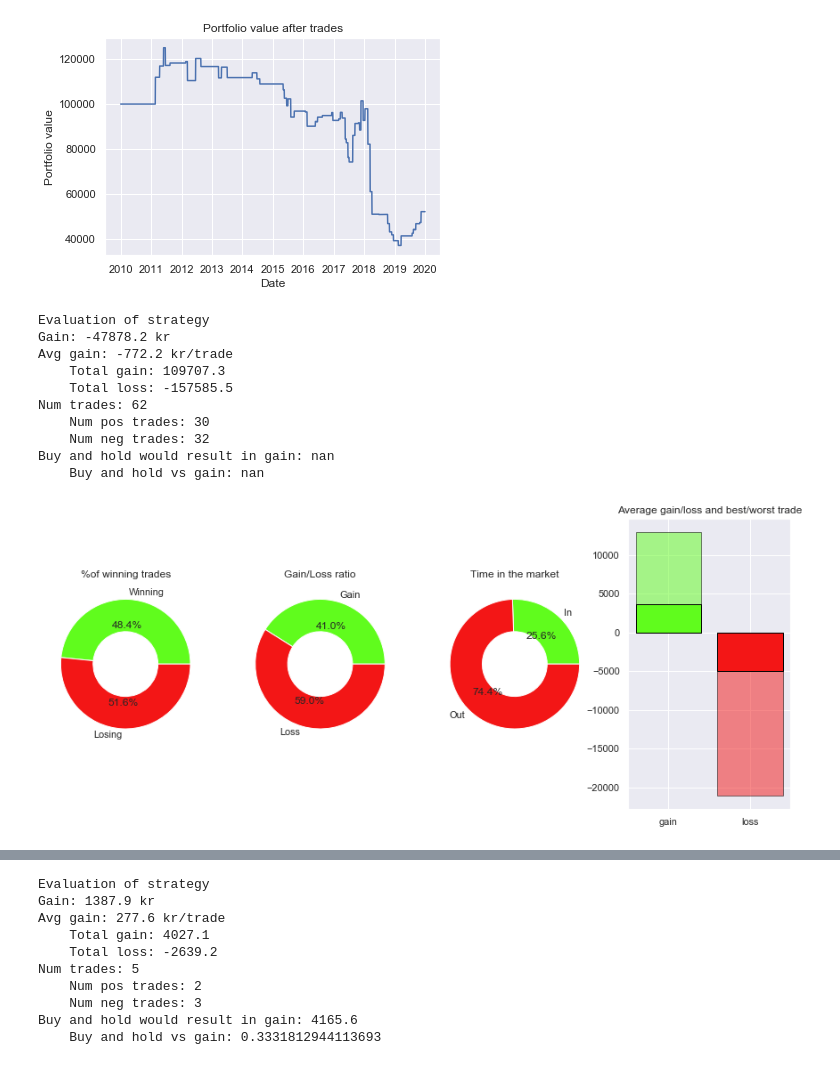
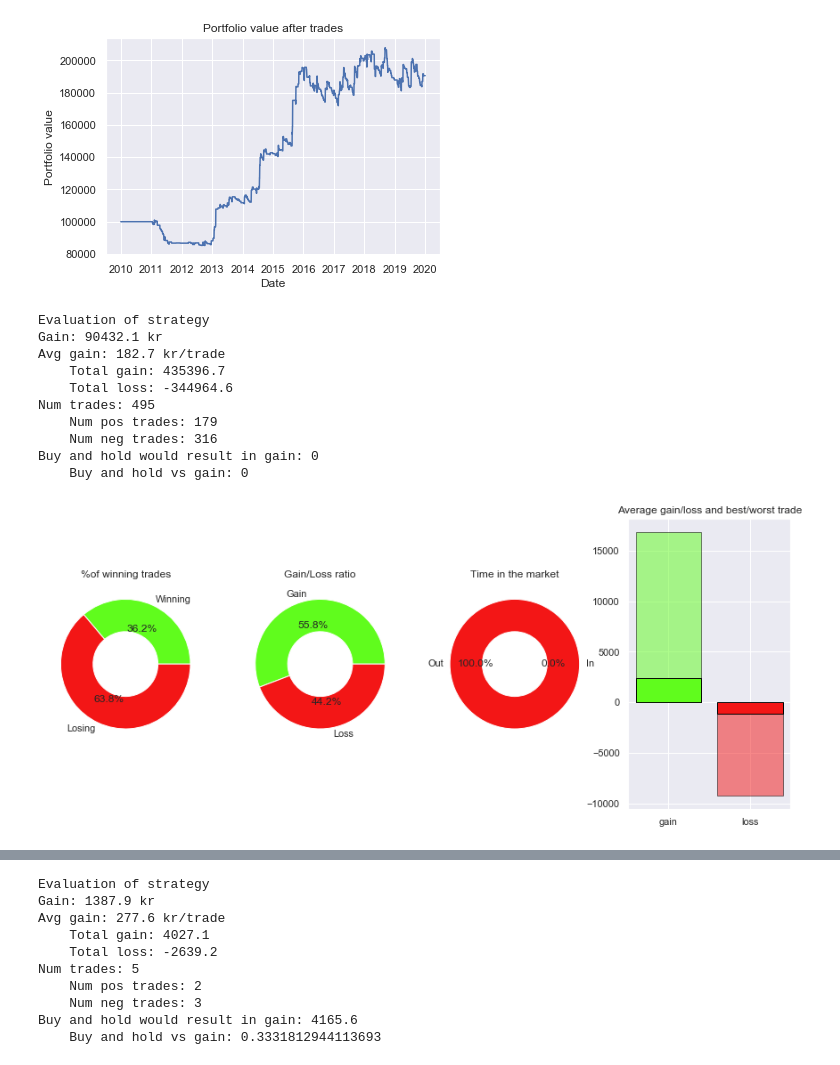
Before and after one commit to agatons/EPFL-financial-big-data, a Jupyter notebook: ta_method/test.ipynb, the cells around one changed output, grey strips where cells are left out. Drawn from its saved outputs; the diff is of its cells as text; code cells hidden in the pictures.

Commit message:
Finished trade adding

```diff
--- a/ta_method/test.ipynb
+++ b/ta_method/test.ipynb
@@ -10,45 +10,51 @@ df.index = pd.to_datetime(df.index).strftime("%Y-%m-%d")
 # %%
 import datetime
 import pandas as pd
 import numpy as np
 from imp import reload
 import helpers
 reload(helpers)
 import helpers
 import strats
 reload(strats)
 import strats
 import glob
 
 path = r'../data/clean/swe_equ' # use your path
 allfiles = glob.glob(path + "/*.csv")
 
 trade_df = helpers.create_trade_df()
 
-for file_name in np.random.choice(allfiles, 10):
+for file_name in allfiles:#np.random.choice(allfiles, 500, replace=False):
+    if file_name == '../data/clean/swe_equ\omxs30.csv':
+        continue
     data = pd.read_csv(file_name, parse_dates=['Date'], index_col=['Date'])
     signal_data = strats.data_momentum(data)
 
-    trade_df = helpers.add_trades(trade_df, signal_data)
-    signal_data = strats.data_mean_revert(data)
+    trade_df = helpers.add_trades(trade_df, signal_data, file_name[-10:])
+    #signal_data = strats.data_mean_revert(data)
 
-    trade_df = helpers.add_trades(trade_df, signal_data)
+    #trade_df = helpers.add_trades(trade_df, signal_data)
 
 
 
-strats.plot_trades(trade_df.copy())
-result = strats.evaluate_strat(trade_df)
+strats.plot_trades_multiple(trade_df.copy())
+result = strats.evaluate_strat_multiple(trade_df)
 strats.print_evaluation(result)
+#62 174.6
+#130 000
+# -60k
+# 112K
 # %% [output]
-[figure, old version]
+[figure, new version]
 Evaluation of strategy
-Gain: -47878.2 kr
-Avg gain: -772.2 kr/trade
-    Total gain: 109707.3
-    Total loss: -157585.5
-Num trades: 62
-    Num pos trades: 30
-    Num neg trades: 32
-Buy and hold would result in gain: nan
-    Buy and hold vs gain: nan
+Gain: 90432.1 kr
+Avg gain: 182.7 kr/trade
+    Total gain: 435396.7
+    Total loss: -344964.6
+Num trades: 495
+    Num pos trades: 179
+    Num neg trades: 316
+Buy and hold would result in gain: 0
+    Buy and hold vs gain: 0
-[figure, old version]
+[figure, new version]
```
Also changed, not shown: parts of 4 cells of this notebook, 6 other files.
